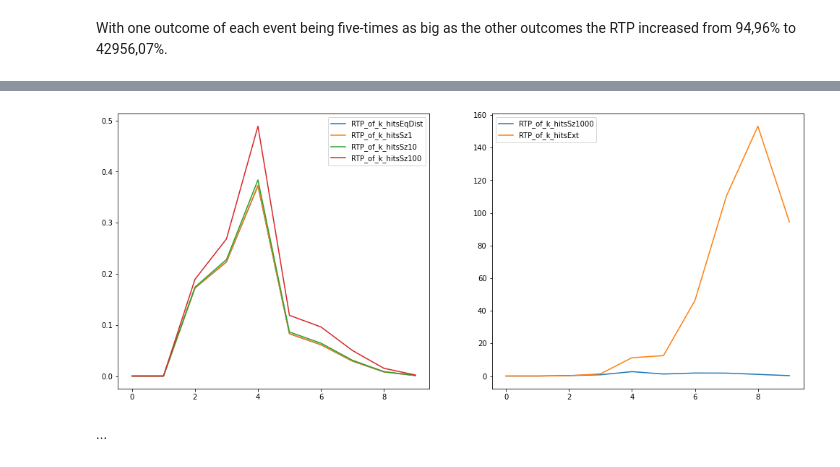
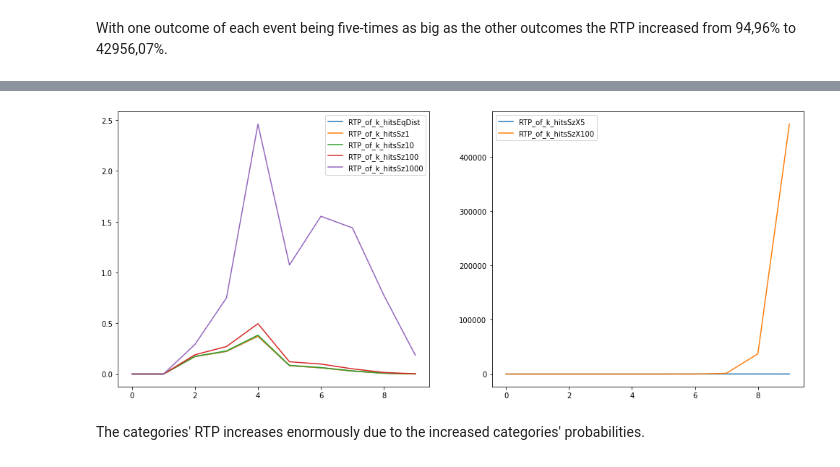
Before and after one commit to Gordi33/Hypercycle, a Jupyter notebook: DistributionComputation.ipynb, the cells around one changed output, grey strips where cells are left out. Cells and saved outputs as stored; diff of their text form; code cells hidden in the pictures.

```diff
--- a/DistributionComputation.ipynb
+++ b/DistributionComputation.ipynb
@@ -536,6 +465,6 @@ Time in seconds:  17.42413719999999
 # %%
-df_weightedExt = convertJsonIntoDataFrame(responseJsonExt, len(events)+1, payouts)
-df_weightedExt
+df_weightedSzX5 = convertJsonIntoDataFrame(responseJsonSzX5, len(events)+1, payouts)
+df_weightedSzX5
 # %% [output]
 |  | CorrectEventsCategory | Probability | Hits | Payouts | RTP_of_k_hits |
 | 0 | 0 | 0.018751251746698 | 387420489 | 0 | 0.000000000000000 |
@@ -560,0 +493,3 @@ With one outcome of each event being five-times as big as the other outcomes the
+# %%
+events = getJsonEvents(100)
+events
@@ -560,0 +506,2 @@ With one outcome of each event being five-times as big as the other outcomes the
+# %%
+responseJsonSzX100 = postRequestsObject('https://localhost:44339/api/Distribution', events)
@@ -560,0 +510,3 @@ With one outcome of each event being five-times as big as the other outcomes the
+# %%
+df_weightedSzX100 = convertJsonIntoDataFrame(responseJsonSzX100, len(events)+1, payouts)
+df_weightedSzX100
@@ -594,20 +570,22 @@ df_Probabilities
 # %%
 fig, axes = plt.subplots(nrows=1, ncols=2)
-df_RTP_of_k_hits = pd.concat([df_weighted_equally[['RTP_of_k_hits']].astype(float).rename(columns={"RTP_of_k_hits": "RTP_of_k_hitsEqDist"}),
+df_RTP_of_k_hits = pd.concat([
+           df_weighted_equally[['RTP_of_k_hits']].astype(float).rename(columns={"RTP_of_k_hits": "RTP_of_k_hitsEqDist"}),
            df_weightedSz1[['RTP_of_k_hits']].astype(float).rename(columns={"RTP_of_k_hits": "RTP_of_k_hitsSz1"}),
            df_weightedSz10[['RTP_of_k_hits']].astype(float).rename(columns={"RTP_of_k_hits": "RTP_of_k_hitsSz10"}),
            df_weightedSz100[['RTP_of_k_hits']].astype(float).rename(columns={"RTP_of_k_hits": "RTP_of_k_hitsSz100"}),
            df_weightedSz1000[['RTP_of_k_hits']].astype(float).rename(columns={"RTP_of_k_hits": "RTP_of_k_hitsSz1000"}),
-           df_weightedExt[['RTP_of_k_hits']].astype(float).rename(columns={"RTP_of_k_hits": "RTP_of_k_hitsExt"})
+           df_weightedSzX5[['RTP_of_k_hits']].astype(float).rename(columns={"RTP_of_k_hits": "RTP_of_k_hitsSzX5"}),
+           df_weightedSzX100[['RTP_of_k_hits']].astype(float).rename(columns={"RTP_of_k_hits": "RTP_of_k_hitsSzX100"})
         ],axis=1)
 
-df_RTP_of_k_hits[['RTP_of_k_hitsEqDist','RTP_of_k_hitsSz1','RTP_of_k_hitsSz10','RTP_of_k_hitsSz100']].plot(figsize=(18,7), ax=axes[0])
-df_RTP_of_k_hits[['RTP_of_k_hitsSz1000','RTP_of_k_hitsExt']].plot(figsize=(17,7), ax=axes[1])
+df_RTP_of_k_hits[['RTP_of_k_hitsEqDist','RTP_of_k_hitsSz1','RTP_of_k_hitsSz10','RTP_of_k_hitsSz100','RTP_of_k_hitsSz1000']].plot(figsize=(18,7), ax=axes[0])
+df_RTP_of_k_hits[['RTP_of_k_hitsSzX5','RTP_of_k_hitsSzX100']].plot(figsize=(17,7), ax=axes[1])
 plt.show()
 # %% [output]
-[figure, old version]
+[figure, new version]
-# %% [markdown]
-...
+# %% [markdown]
+The categories' RTP increases enormously due to the increased categories' probabilities.
 # %%
 df_RTP_of_k_hits
 # %% [output]
```
Also changed, not shown: parts of 57 cells of this notebook, 1 other file.
